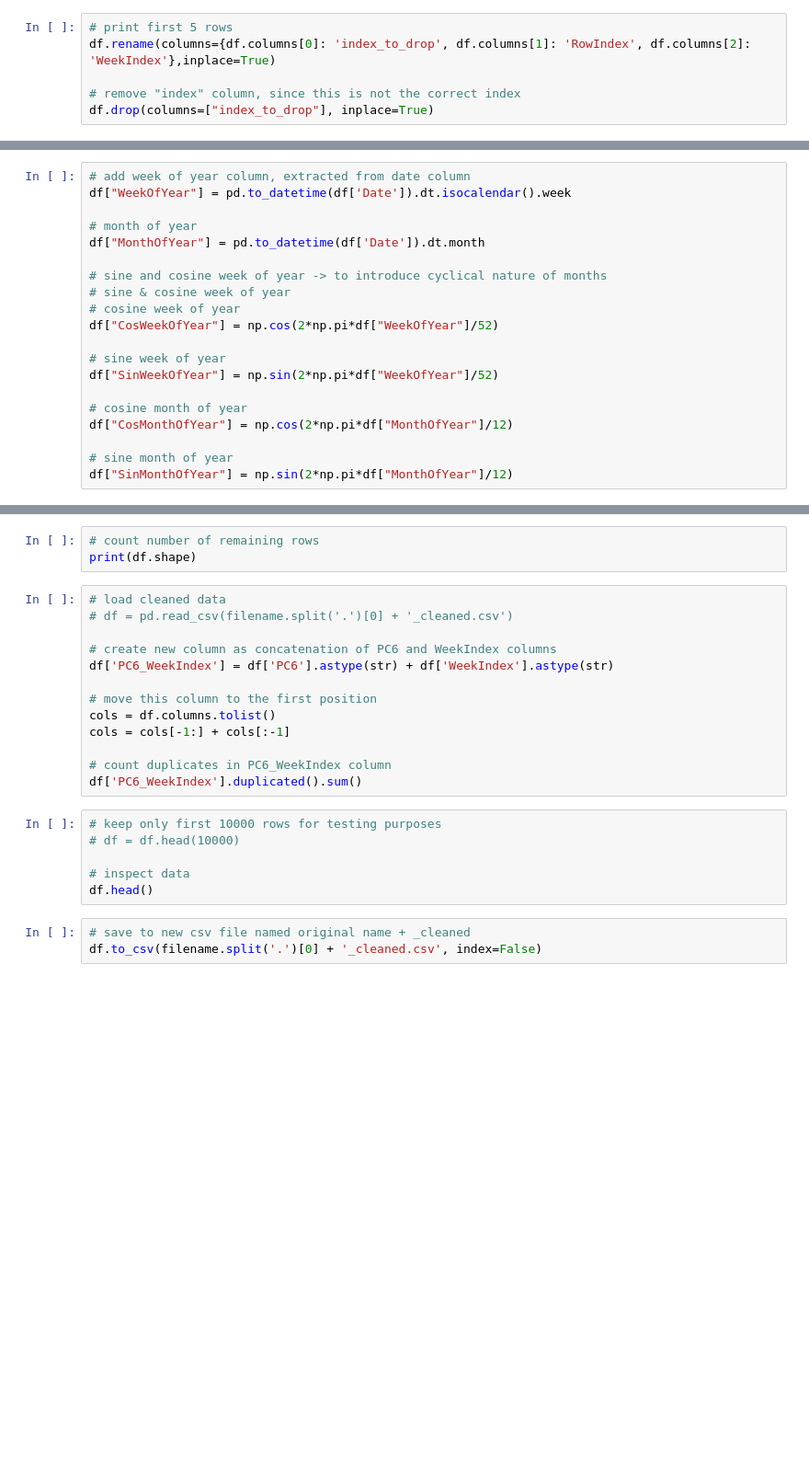
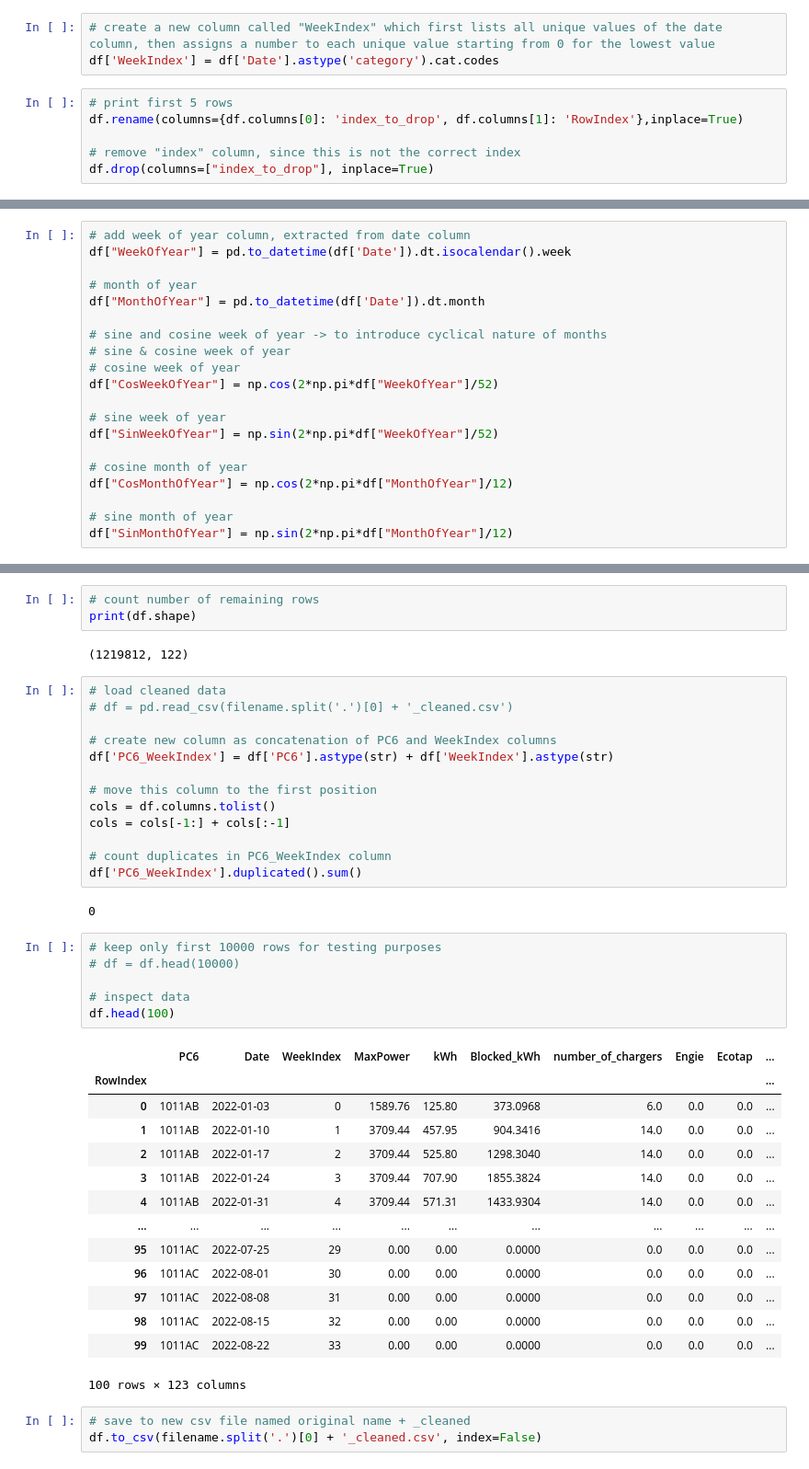
Before and after one commit to VenturaBleak/SmartService, a Jupyter notebook: data_preparation.ipynb, the cells around one changed output, grey strips where cells are left out. Shown: that part at 92% size. Cells and saved outputs as stored; diff of their text form; blank space fills up the shorter version.

```diff
--- a/data_preparation.ipynb
+++ b/data_preparation.ipynb
@@ -13,6 +32,9 @@ df.head()
+# %%
+# create a new column called "WeekIndex" which first lists all unique values of the date column, then assigns a number to each unique value starting from 0 for the lowest value
+df['WeekIndex'] = df['Date'].astype('category').cat.codes
 # %%
 # print first 5 rows
-df.rename(columns={df.columns[0]: 'index_to_drop', df.columns[1]: 'RowIndex', df.columns[2]: 'WeekIndex'},inplace=True)
+df.rename(columns={df.columns[0]: 'index_to_drop', df.columns[1]: 'RowIndex'},inplace=True)
 
 # remove "index" column, since this is not the correct index
 df.drop(columns=["index_to_drop"], inplace=True)
@@ -116,6 +174,8 @@ df.head()
 # %%
 # count number of remaining rows
 print(df.shape)
+# %% [output]
+(1219812, 122)
 # %%
 # load cleaned data
 # df = pd.read_csv(filename.split('.')[0] + '_cleaned.csv')
@@ -129,12 +189,29 @@ cols = cols[-1:] + cols[:-1]
 
 # count duplicates in PC6_WeekIndex column
 df['PC6_WeekIndex'].duplicated().sum()
+# %% [output]
+0
 # %%
 # keep only first 10000 rows for testing purposes
 # df = df.head(10000)
 
 # inspect data
-df.head()
+df.head(100)
+# %% [output]
+|  | PC6 | Date | WeekIndex | MaxPower | kWh | Blocked_kWh | number_of_chargers | Engie | Ecotap | ... |
+| RowIndex |  |  |  |  |  |  |  |  |  | ... |
+| 0 | 1011AB | 2022-01-03 | 0 | 1589.76 | 125.80 | 373.0968 | 6.0 | 0.0 | 0.0 | ... |
+| 1 | 1011AB | 2022-01-10 | 1 | 3709.44 | 457.95 | 904.3416 | 14.0 | 0.0 | 0.0 | ... |
+| 2 | 1011AB | 2022-01-17 | 2 | 3709.44 | 525.80 | 1298.3040 | 14.0 | 0.0 | 0.0 | ... |
+| 3 | 1011AB | 2022-01-24 | 3 | 3709.44 | 707.90 | 1855.3824 | 14.0 | 0.0 | 0.0 | ... |
+| 4 | 1011AB | 2022-01-31 | 4 | 3709.44 | 571.31 | 1433.9304 | 14.0 | 0.0 | 0.0 | ... |
+| ... | ... | ... | ... | ... | ... | ... | ... | ... | ... | ... |
+| 95 | 1011AC | 2022-07-25 | 29 | 0.00 | 0.00 | 0.0000 | 0.0 | 0.0 | 0.0 | ... |
+| 96 | 1011AC | 2022-08-01 | 30 | 0.00 | 0.00 | 0.0000 | 0.0 | 0.0 | 0.0 | ... |
+| 97 | 1011AC | 2022-08-08 | 31 | 0.00 | 0.00 | 0.0000 | 0.0 | 0.0 | 0.0 | ... |
+| 98 | 1011AC | 2022-08-15 | 32 | 0.00 | 0.00 | 0.0000 | 0.0 | 0.0 | 0.0 | ... |
+| 99 | 1011AC | 2022-08-22 | 33 | 0.00 | 0.00 | 0.0000 | 0.0 | 0.0 | 0.0 | ... |
+100 rows × 123 columns
 # %%
 # save to new csv file named original name + _cleaned
 df.to_csv(filename.split('.')[0] + '_cleaned.csv', index=False)
```
Also changed, not shown: parts of 9 cells of this notebook, 4 other files.
